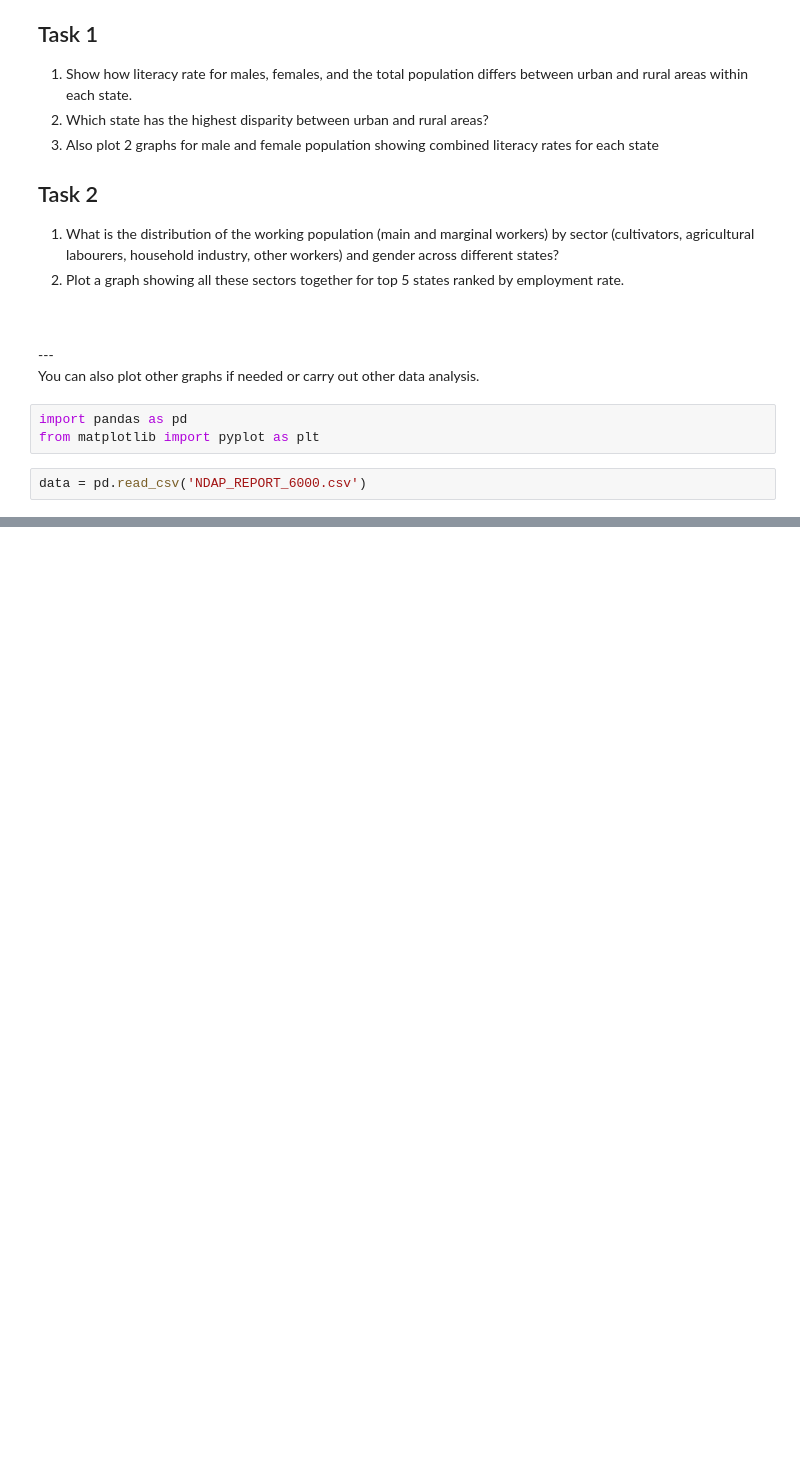
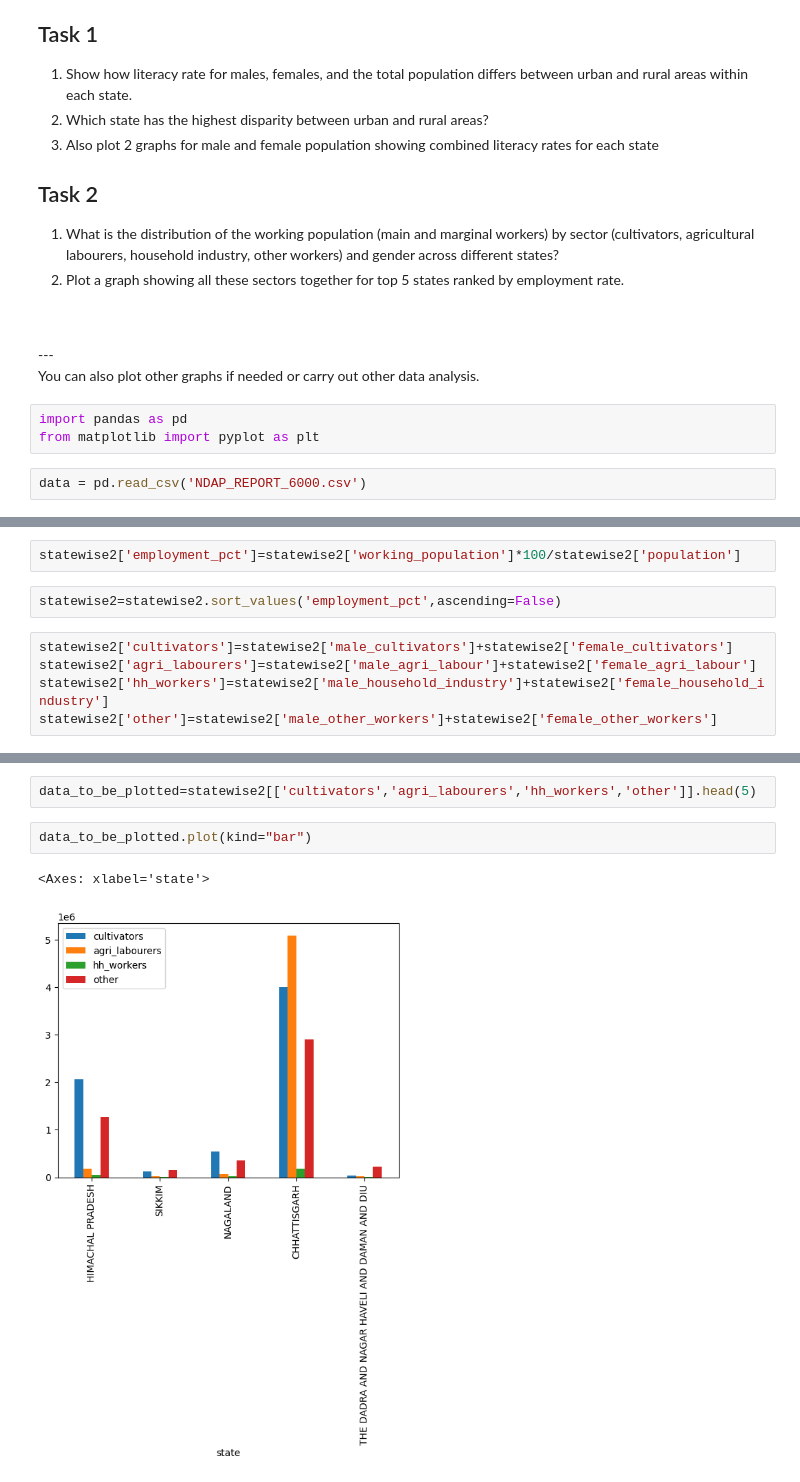
Before and after one commit to yaswanthk0424/web_scraping-2k25, a Jupyter notebook: Week2-Assignment/Problem1/problem1.ipynb, the cells around one changed output, grey strips where cells are left out. Saved outputs shown, nothing was run; the diff lists cells and outputs as text; blank space fills up the shorter version.

```diff
--- a/Week2-Assignment/Problem1/problem1.ipynb
+++ b/Week2-Assignment/Problem1/problem1.ipynb
@@ -33,0 +228,9 @@ data = pd.read_csv('NDAP_REPORT_6000.csv')
+# %%
+statewise2['employment_pct']=statewise2['working_population']*100/statewise2['population']
+# %%
+statewise2=statewise2.sort_values('employment_pct',ascending=False)
+# %%
+statewise2['cultivators']=statewise2['male_cultivators']+statewise2['female_cultivators']
+statewise2['agri_labourers']=statewise2['male_agri_labour']+statewise2['female_agri_labour']
+statewise2['hh_workers']=statewise2['male_household_industry']+statewise2['female_household_industry']
+statewise2['other']=statewise2['male_other_workers']+statewise2['female_other_workers']
@@ -33,0 +259,7 @@ data = pd.read_csv('NDAP_REPORT_6000.csv')
+# %%
+data_to_be_plotted=statewise2[['cultivators','agri_labourers','hh_workers','other']].head(5)
+# %%
+data_to_be_plotted.plot(kind="bar")
+# %% [output]
+<Axes: xlabel='state'>
+[figure, added]
```
Also changed, not shown: parts of 23 cells of this notebook, 1 other file.
